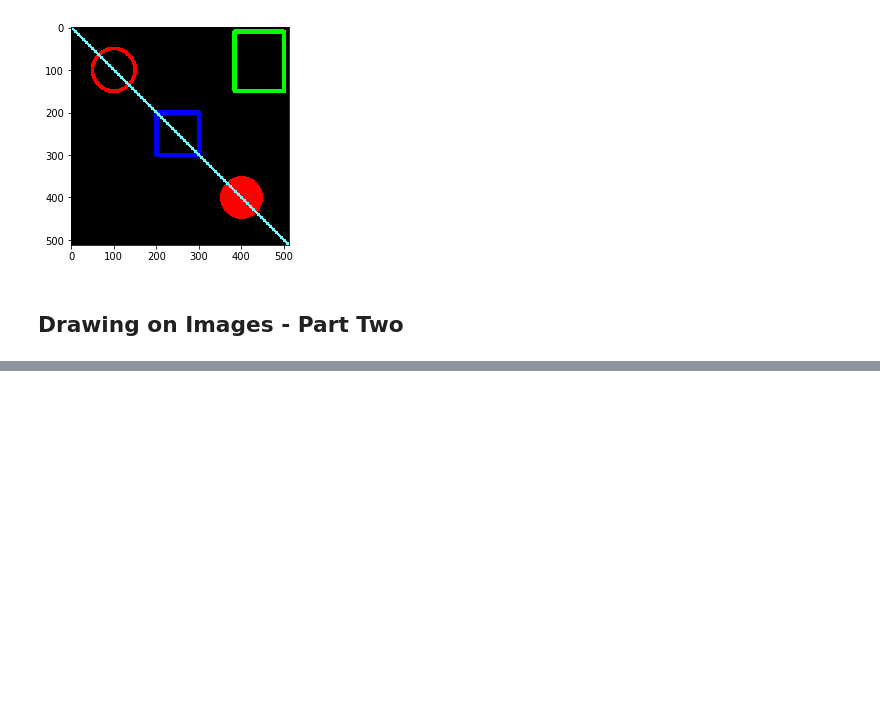
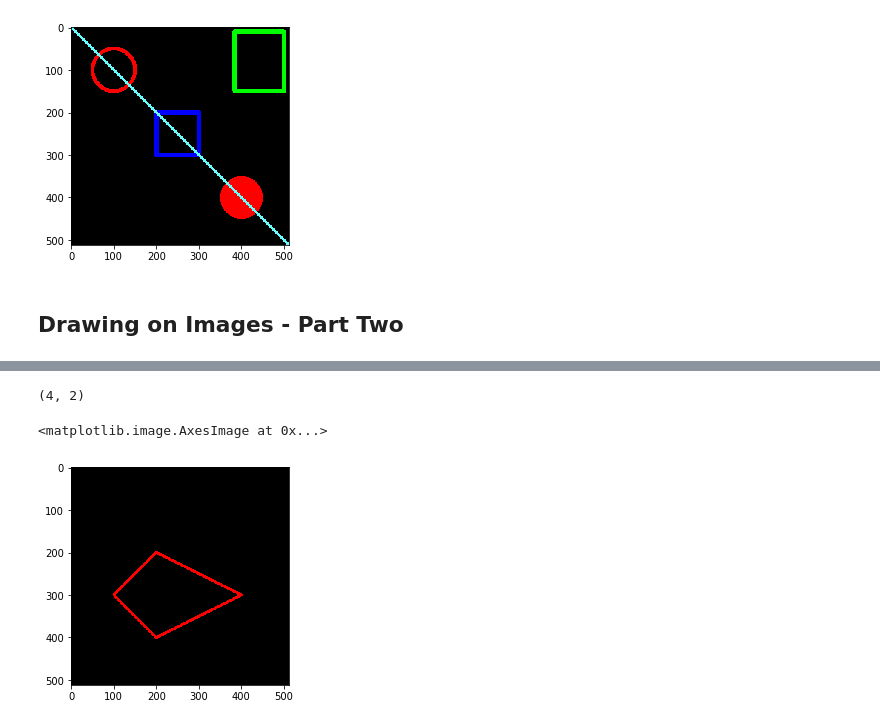
Before and after one commit to zolumasoft/computer_vision_opencv_deep, a Jupyter notebook: notebooks/01-image-basics-opencv/opencv_draw_on_images.ipynb, the cells around one changed output, grey strips where cells are left out. Drawn from its saved outputs; the diff is of its cells as text; code cells hidden in the pictures; blank space fills up the shorter version.

```diff
--- a/notebooks/01-image-basics-opencv/opencv_draw_on_images.ipynb
+++ b/notebooks/01-image-basics-opencv/opencv_draw_on_images.ipynb
@@ -89,0 +104,17 @@ plt.imshow(blank_img)
+# %%
+vertices = np.array([[100,300], [200,200], [400,300], [200,400]], dtype=np.int32)
+# %%
+vertices.shape
+# %% [output]
+(4, 2)
+# %%
+# OpenCV requires 3 dimension so to changes the vertices you do the following
+# There is a point for each color channel
+pts = vertices.reshape((-1, 1, 2))
+# %%
+# CV2 requires passing in a list of points
+cv2.polylines(blank_image,[pts], isClosed=True,color=(255,0,0),thickness=5)
+plt.imshow(blank_image)
+# %% [output]
+<matplotlib.image.AxesImage at 0x...>
+[figure, added]
```
Also changed, not shown: parts of 3 cells of this notebook.
